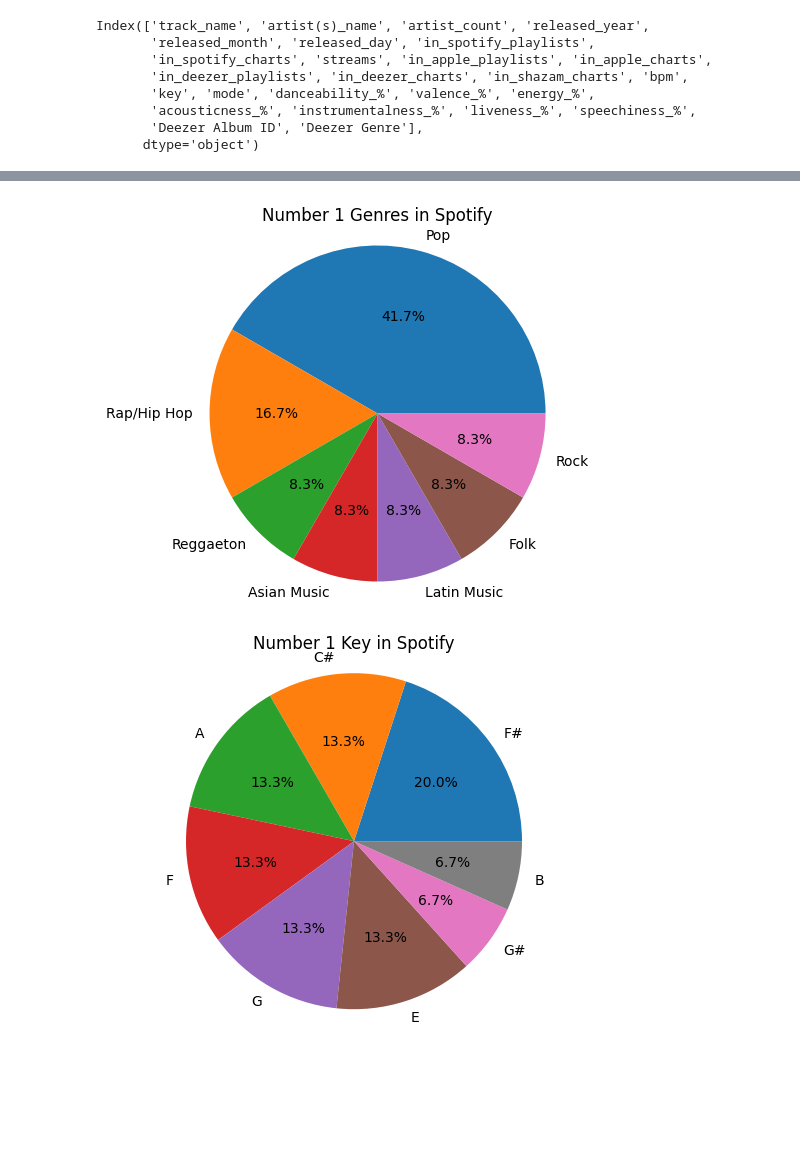
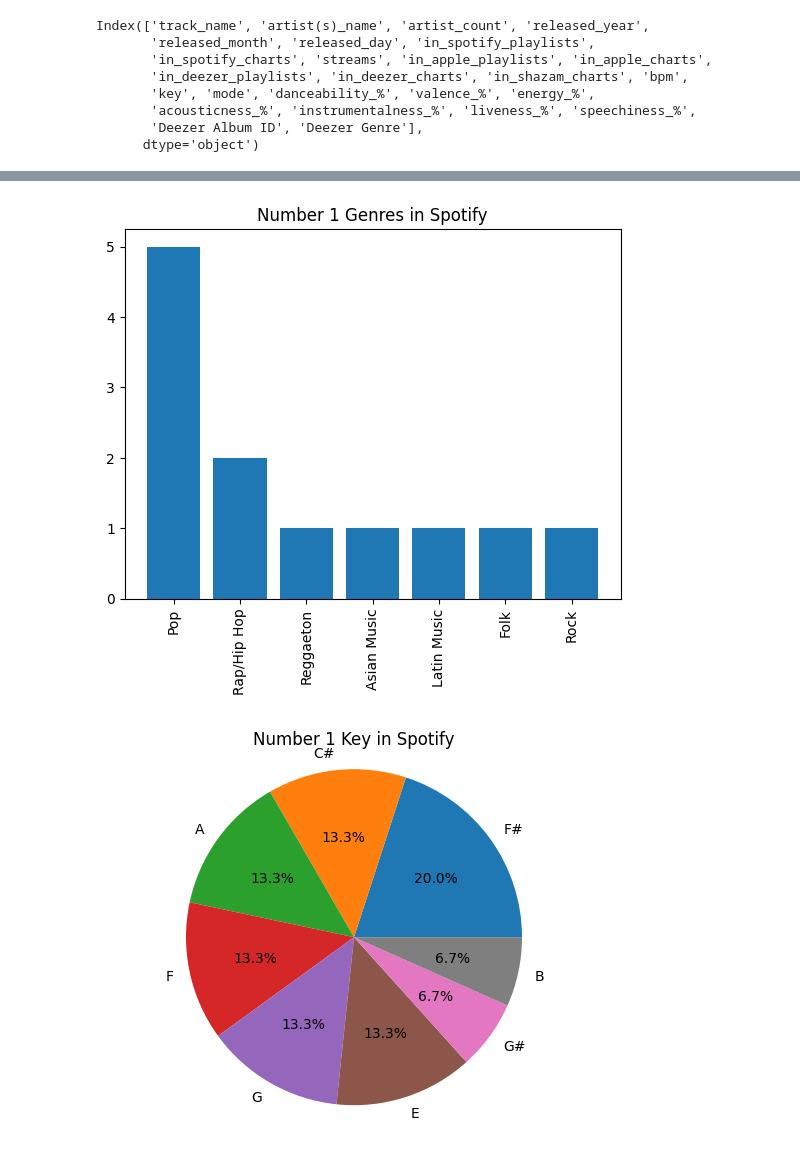
Before and after one commit to alaa-aleryani/Project_1, a Jupyter notebook: music.ipynb, the cells around one changed output, grey strips where cells are left out. Cells and saved outputs as stored; diff of their text form; code cells hidden in the pictures; blank space fills up the shorter version.

Commit message:
Updated graphs for question 1

```diff
--- a/music.ipynb
+++ b/music.ipynb
@@ -278,12 +285,11 @@ no1_spotify.head()
 # %%
-no1_spotify_genre= no1_spotify["Deezer Genre"].unique()
-no1_spotify_genrecount= no1_spotify["Deezer Genre"].value_counts()
-plt.pie(no1_spotify_genrecount, labels=no1_spotify_genrecount.index, autopct='%1.1f%%')
-plt.axis("equal")
+no1_spotify_genre= no1_spotify["Deezer Genre"].value_counts()
+plt.bar(no1_spotify_genre.index,no1_spotify_genre)
+plt.xticks(rotation=90)
 plt.title("Number 1 Genres in Spotify")
 plt.show()
 # %% [output]
-[figure, old version]
+[figure, new version]
 # %%
 ## Make a bar graph for no1 spotify key
 no1_spotify_key= no1_spotify["key"].value_counts()
```
Also changed, not shown: parts of 14 cells of this notebook.
